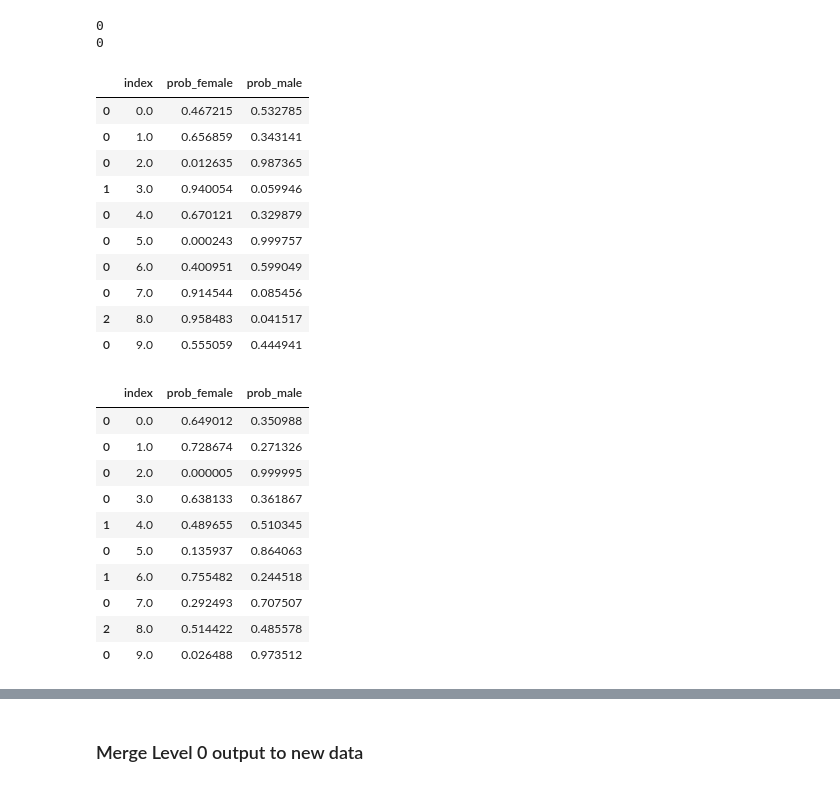
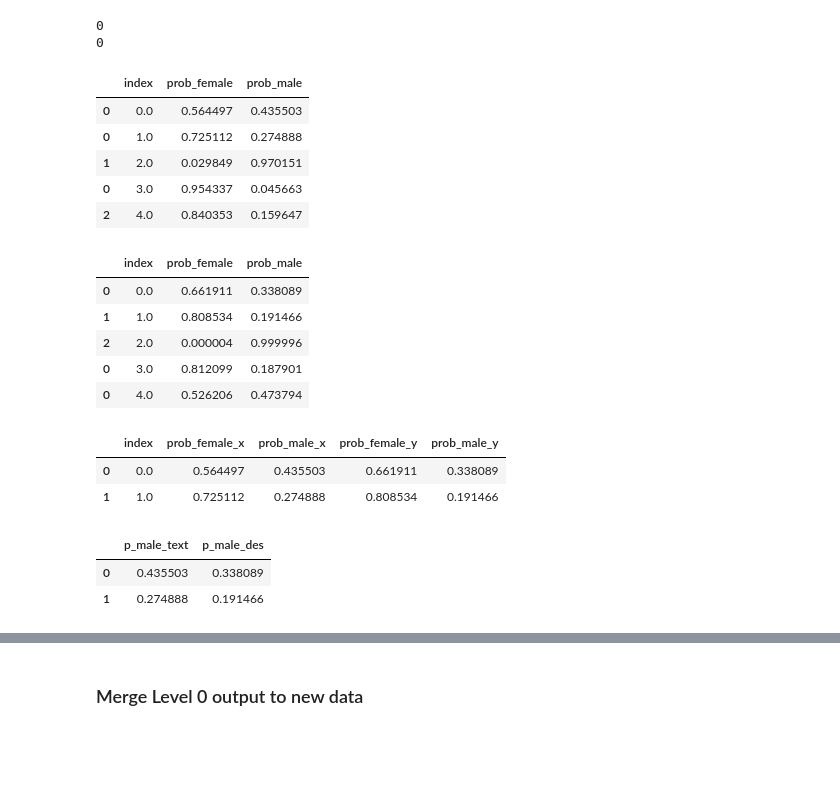
Before and after one commit to Liam-LT/NLP-TweetProfiler, a Jupyter notebook: Model1.ipynb, the cells around one changed output, grey strips where cells are left out. Saved outputs shown, nothing was run; the diff lists cells and outputs as text; code cells hidden in the pictures; blank space fills up the shorter version.

```diff
--- a/Model1.ipynb
+++ b/Model1.ipynb
@@ -270,0 +252,2 @@ avg accuracy: 0.6700877053944102
+# %%
+df_level0 = df[['text', 'description', 'gender']]
@@ -270,0 +270,3 @@ avg accuracy: 0.6700877053944102
+# %%
+df_level0_train = df_level0[['text','description','gender']].loc[:7010]
+df_level0_test = df_level0[['text','description','gender']].loc[7011:]
@@ -270,0 +277,3 @@ avg accuracy: 0.6700877053944102
+# %%
+kfold_text, oof_text = get_train_prediction(df_level0_train['text'], df_level0_train['gender']
+                                   , df_level0_test['text'], df_level0_train)
@@ -280,32 +330,37 @@ print (new_df_description['index'].duplicated().sum())
 0
 0
 # %%
-new_df_text = new_df_text.sort_values(by=['index'])
-new_df_text.head(10)
+kfold_text = kfold_text.sort_values(by=['index'])
+kfold_text.head(5)
 # %% [output]
 |  | index | prob_female | prob_male |
-| 0 | 0.0 | 0.467215 | 0.532785 |
-| 0 | 1.0 | 0.656859 | 0.343141 |
-| 0 | 2.0 | 0.012635 | 0.987365 |
-| 1 | 3.0 | 0.940054 | 0.059946 |
-| 0 | 4.0 | 0.670121 | 0.329879 |
-| 0 | 5.0 | 0.000243 | 0.999757 |
-| 0 | 6.0 | 0.400951 | 0.599049 |
-| 0 | 7.0 | 0.914544 | 0.085456 |
-| 2 | 8.0 | 0.958483 | 0.041517 |
-| 0 | 9.0 | 0.555059 | 0.444941 |
+| 0 | 0.0 | 0.564497 | 0.435503 |
+| 0 | 1.0 | 0.725112 | 0.274888 |
+| 1 | 2.0 | 0.029849 | 0.970151 |
+| 0 | 3.0 | 0.954337 | 0.045663 |
+| 2 | 4.0 | 0.840353 | 0.159647 |
 # %%
-new_df_description = new_df_description.sort_values(by=['index'])
-new_df_description.head(10)
+kfold_desc = kfold_desc.sort_values(by=['index'])
+kfold_desc.head(5)
 # %% [output]
 |  | index | prob_female | prob_male |
-| 0 | 0.0 | 0.649012 | 0.350988 |
-| 0 | 1.0 | 0.728674 | 0.271326 |
-| 0 | 2.0 | 0.000005 | 0.999995 |
-| 0 | 3.0 | 0.638133 | 0.361867 |
-| 1 | 4.0 | 0.489655 | 0.510345 |
-| 0 | 5.0 | 0.135937 | 0.864063 |
-| 1 | 6.0 | 0.755482 | 0.244518 |
-| 0 | 7.0 | 0.292493 | 0.707507 |
-| 2 | 8.0 | 0.514422 | 0.485578 |
-| 0 | 9.0 | 0.026488 | 0.973512 |
+| 0 | 0.0 | 0.661911 | 0.338089 |
+| 1 | 1.0 | 0.808534 | 0.191466 |
+| 2 | 2.0 | 0.000004 | 0.999996 |
+| 0 | 3.0 | 0.812099 | 0.187901 |
+| 0 | 4.0 | 0.526206 | 0.473794 |
+# %%
+kfold_train_df = pd.merge(left= kfold_text, right= kfold_desc, left_on='index', right_on='index')
+kfold_train_df.head(2)
+# %% [output]
+|  | index | prob_female_x | prob_male_x | prob_female_y | prob_male_y |
+| 0 | 0.0 | 0.564497 | 0.435503 | 0.661911 | 0.338089 |
+| 1 | 1.0 | 0.725112 | 0.274888 | 0.808534 | 0.191466 |
+# %%
+kfold_train_df = kfold_train_df[['prob_male_x', 'prob_male_y']]
+kfold_train_df.rename(columns = {'prob_male_x': 'p_male_text', 'prob_male_y': 'p_male_des'}, inplace= True)
+kfold_train_df.head(2)
+# %% [output]
+|  | p_male_text | p_male_des |
+| 0 | 0.435503 | 0.338089 |
+| 1 | 0.274888 | 0.191466 |
```
Also changed, not shown: parts of 28 cells of this notebook.
